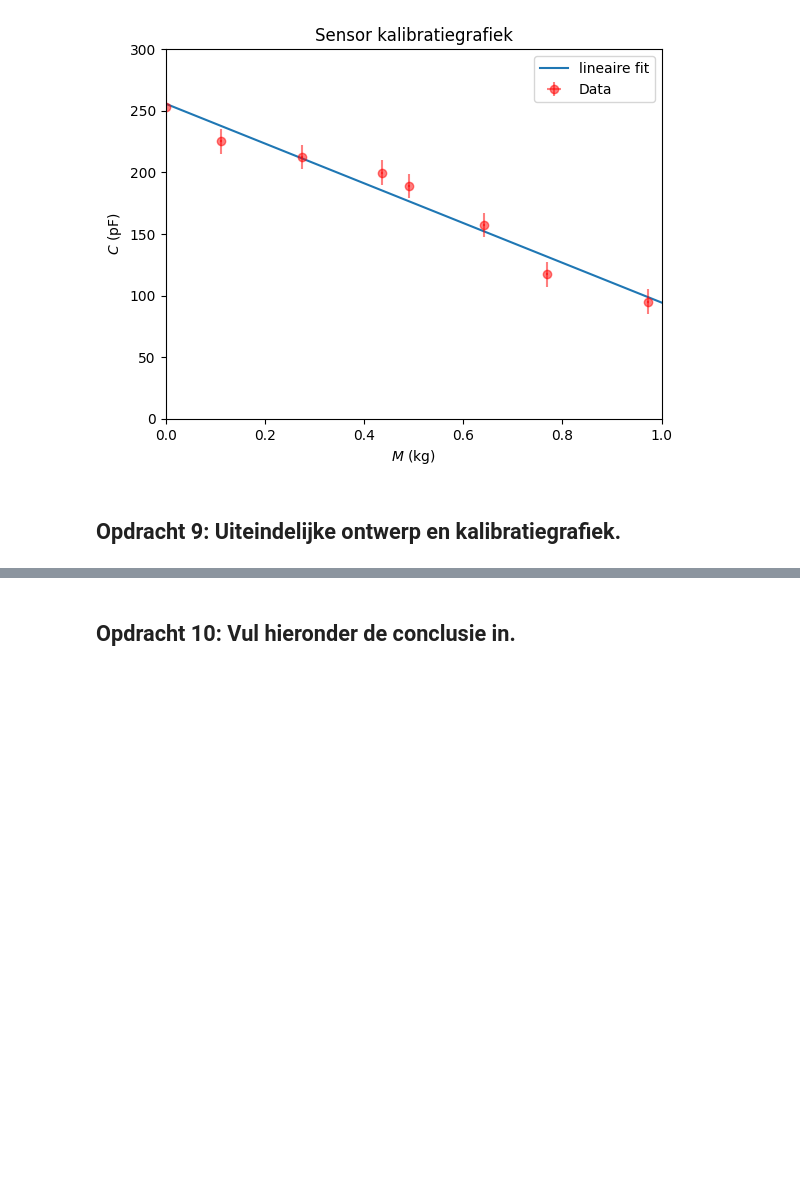
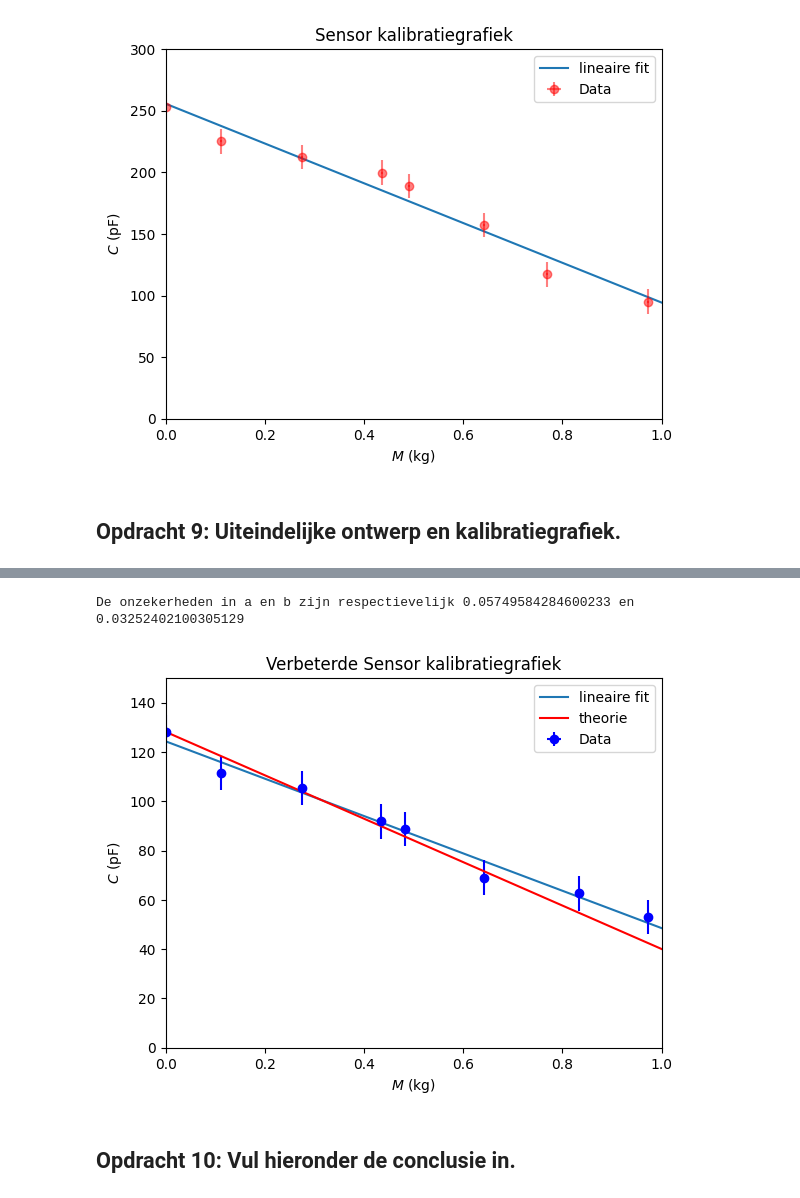
Before and after one commit to DavantePES/Def-D, a Jupyter notebook: FysiekeOntwerpopdrachten/2OntwerpEenSensorCondensator/DEFOntwerpopdracht2OntwerpEenSensorInvulTemplate.ipynb, the cells around one changed output, grey strips where cells are left out. Cells and saved outputs as stored; diff of their text form; code cells hidden in the pictures; blank space fills up the shorter version.

```diff
--- a/FysiekeOntwerpopdrachten/2OntwerpEenSensorCondensator/DEFOntwerpopdracht2OntwerpEenSensorInvulTemplate.ipynb
+++ b/FysiekeOntwerpopdrachten/2OntwerpEenSensorCondensator/DEFOntwerpopdracht2OntwerpEenSensorInvulTemplate.ipynb
@@ -484,6 +679,38 @@ De onzekerheden in a en b zijn respectievelijk 0.08033924562649757 en 0.04461773
 # %% [markdown]
 #### Voeg hier een foto van je uiteindelijke sensor in.
 ![foto sensor](Verbeterdeopstelling.jpg)
+# %%
+# Plot hier je oorspronkelijke en je uiteindelijke kalibratiegrafieken, fit daar een bijpassende lijn door
+# en zet ook de verwachte ontwerpgrafiek erbij
+# Plot hier je gemeten kalibratiegrafiek en plot in dezelfde figuur ook je verwachte ontwerpgrafiek.
+C_meting2 = np.array([128.2, 111.5, 105.5, 91.9, 88.8, 69.0, 62.6, 53.1]) # in pF
+M_meting2 = np.array([0, 0.111, 0.2744, 0.434, 0.482, 0.6425, 0.8325, 0.9725]) # in kg
+
+# De reden dat dit een lineaire fit is is uitgelegd in opdracht 4.
+def lineaire_fit(M, a, b):
+    return a * M + b
+
+popt2, pcov2 = curve_fit(lineaire_fit, M_meting2, C_meting2)
+a_fit2, b_fit2 = popt2
+
+x_fit2 = np.linspace(0, 1, 100)
+y_fit2 = lineaire_fit(x_fit2, a_fit2, b_fit2)
+
+plt.plot(x_fit2, y_fit2, label='lineaire fit')
+plt.errorbar(M_meting2, C_meting2, yerr=7, xerr=0.002, fmt='bo', ecolor='blue', label="Data")
+plt.plot(massas, C_theorie*1e12, 'r', label='theorie')
+plt.legend()
+plt.title('Verbeterde Sensor kalibratiegrafiek')
+plt.xlabel('$M$ (kg)')
+plt.ylabel('$C$ (pF)')
+plt.xlim(0, 1)
+plt.ylim(0, 150)
+
+uncertainty2 = np.sqrt(np.diag(pcov2))/np.abs(a_fit2)
+print(f"De onzekerheden in a en b zijn respectievelijk {uncertainty2[0]} en {uncertainty2[1]}")
+# %% [output]
+De onzekerheden in a en b zijn respectievelijk 0.05749584284600233 en 0.03252402100305129
+[figure, added]
 # %% [markdown]
 ## Opdracht 10: Vul hieronder de conclusie in.
 # %% [markdown]
```
Also changed, not shown: parts of 10 cells of this notebook.
